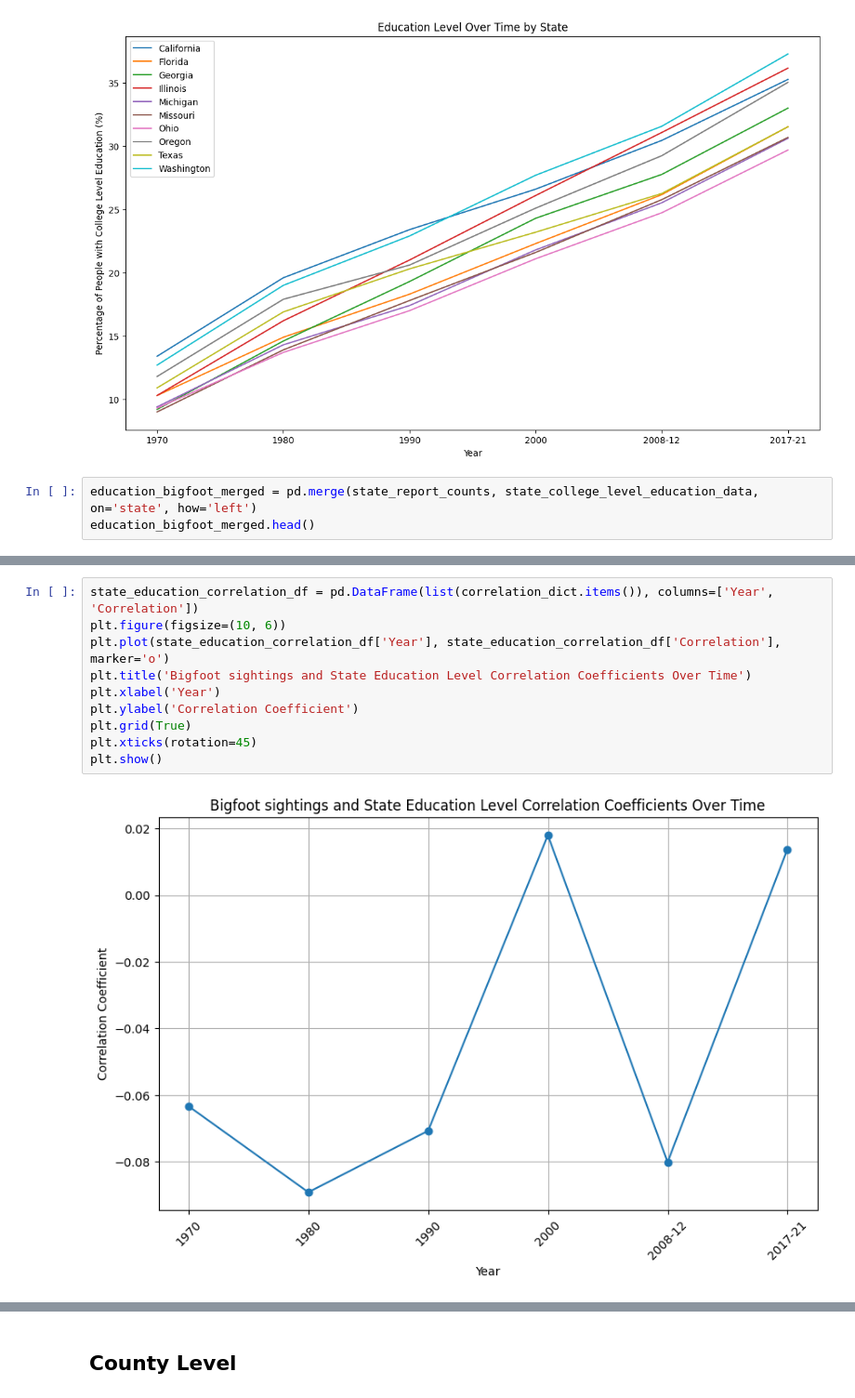
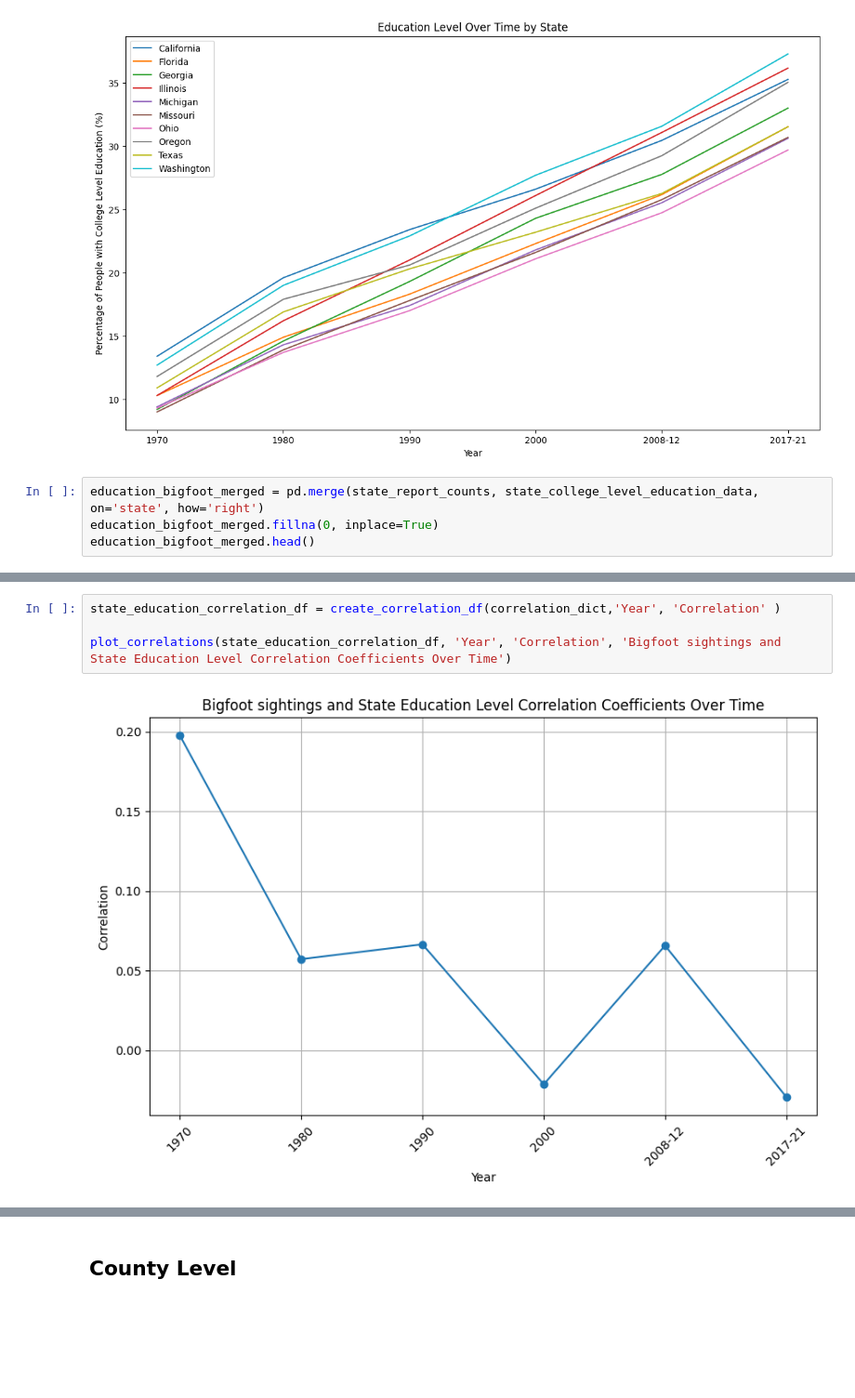
Before and after one commit to modestcharlie/2024Spr_projects, a Jupyter notebook: Final.ipynb, the cells around one changed output, grey strips where cells are left out. Shown: that part at 93% size. Drawn from its saved outputs; the diff is of its cells as text; blank space fills up the shorter version.

```diff
--- a/Final.ipynb
+++ b/Final.ipynb
@@ -315,7 +300,8 @@ plt.show()
 # %% [output]
 [figure]
 # %%
-education_bigfoot_merged = pd.merge(state_report_counts, state_college_level_education_data, on='state', how='left')
+education_bigfoot_merged = pd.merge(state_report_counts, state_college_level_education_data, on='state', how='right')
+education_bigfoot_merged.fillna(0, inplace=True)
 education_bigfoot_merged.head()
 # %% [output]
 |  | state | report_count | 1970 | 1980 | 1990 | 2000 | 2008-12 | 2017-21 |
@@ -384,13 +356,7 @@ correlation_dict
 # %%
-state_education_correlation_df = pd.DataFrame(list(correlation_dict.items()), columns=['Year', 'Correlation'])
-plt.figure(figsize=(10, 6))
-plt.plot(state_education_correlation_df['Year'], state_education_correlation_df['Correlation'], marker='o')
-plt.title('Bigfoot sightings and State Education Level Correlation Coefficients Over Time')
-plt.xlabel('Year')
-plt.ylabel('Correlation Coefficient')
-plt.grid(True)
-plt.xticks(rotation=45)
-plt.show()
+state_education_correlation_df = create_correlation_df(correlation_dict,'Year', 'Correlation' )
+
+plot_correlations(state_education_correlation_df, 'Year', 'Correlation', 'Bigfoot sightings and State Education Level Correlation Coefficients Over Time')
 # %% [output]
-[figure, old version]
+[figure, new version]
 # %% [markdown]
```
Also changed, not shown: parts of 18 cells of this notebook, 1 other file.
